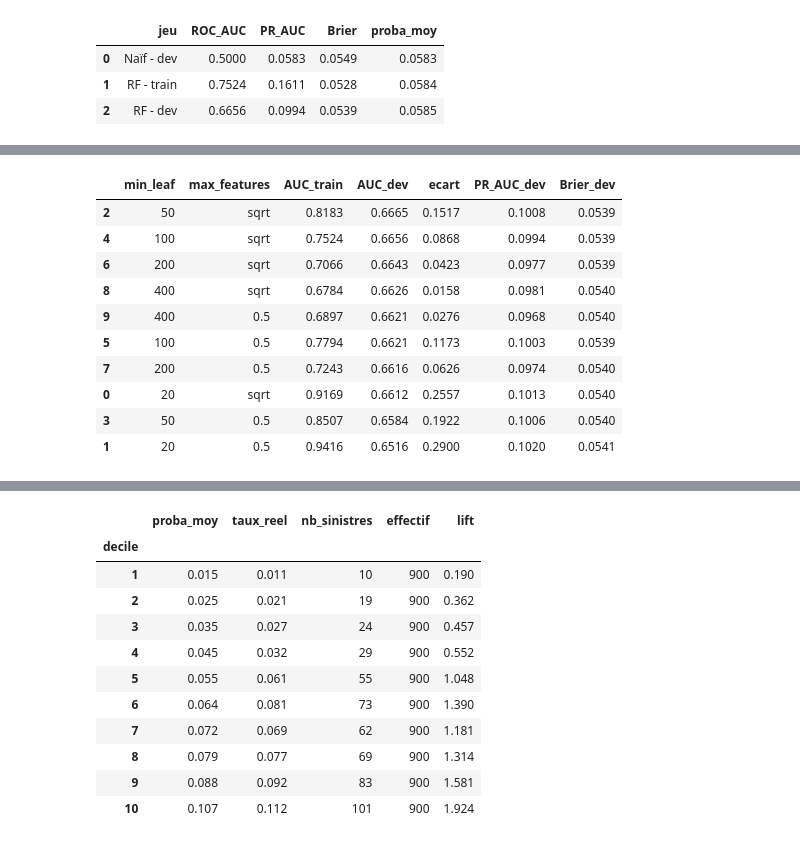
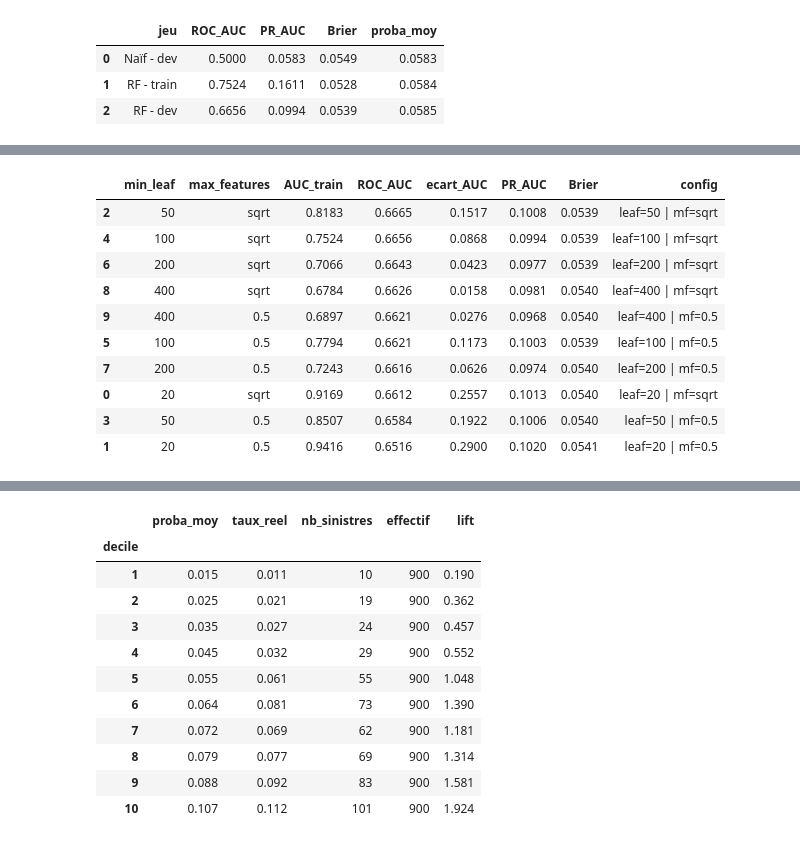
Before and after one commit to Mthairr/Car-Insurance-pricing-project, a Jupyter notebook: developement/proba_prediction.ipynb, the cells around one changed output, grey strips where cells are left out. Cells and saved outputs as stored; diff of their text form; code cells hidden in the pictures.

```diff
--- a/developement/proba_prediction.ipynb
+++ b/developement/proba_prediction.ipynb
@@ -134,5 +211,6 @@ display(res)
 # %%
 resultats = []
+base = evaluer(naif, X_dev, y_dev)
 for leaf in [20, 50, 100, 200, 400]:
     for mf in ["sqrt", 0.5]:
         rf.set_params(modele__min_samples_leaf=leaf, modele__max_features=mf)
@@ -143,18 +221,21 @@ for leaf in [20, 50, 100, 200, 400]:
                           "AUC_train": r_tr["ROC_AUC"], "AUC_dev": r_dv["ROC_AUC"],
                           "ecart": r_tr["ROC_AUC"] - r_dv["ROC_AUC"],
                           "PR_AUC_dev": r_dv["PR_AUC"], "Brier_dev": r_dv["Brier"]})
-
-grille = pd.DataFrame(resultats).sort_values("AUC_dev", ascending=False).round(4)
-display(grille)
-# %% [output]
-|  | min_leaf | max_features | AUC_train | AUC_dev | ecart | PR_AUC_dev | Brier_dev |
-| 2 | 50 | sqrt | 0.8183 | 0.6665 | 0.1517 | 0.1008 | 0.0539 |
-| 4 | 100 | sqrt | 0.7524 | 0.6656 | 0.0868 | 0.0994 | 0.0539 |
-| 6 | 200 | sqrt | 0.7066 | 0.6643 | 0.0423 | 0.0977 | 0.0539 |
-| 8 | 400 | sqrt | 0.6784 | 0.6626 | 0.0158 | 0.0981 | 0.0540 |
-| 9 | 400 | 0.5 | 0.6897 | 0.6621 | 0.0276 | 0.0968 | 0.0540 |
-| 5 | 100 | 0.5 | 0.7794 | 0.6621 | 0.1173 | 0.1003 | 0.0539 |
-| 7 | 200 | 0.5 | 0.7243 | 0.6616 | 0.0626 | 0.0974 | 0.0540 |
-| 0 | 20 | sqrt | 0.9169 | 0.6612 | 0.2557 | 0.1013 | 0.0540 |
-| 3 | 50 | 0.5 | 0.8507 | 0.6584 | 0.1922 | 0.1006 | 0.0540 |
-| 1 | 20 | 0.5 | 0.9416 | 0.6516 | 0.2900 | 0.1020 | 0.0541 |
+# %%
+grille = pd.DataFrame(resultats).sort_values("AUC_dev", ascending=False).round(4)
+grille = grille.rename(columns={"AUC_dev": "ROC_AUC", "PR_AUC_dev": "PR_AUC",
+                                "Brier_dev": "Brier", "ecart": "ecart_AUC"})
+grille["config"] = "leaf=" + grille["min_leaf"].astype(str) + " | mf=" + grille["max_features"].astype(str)
+display(grille)
+# %% [output]
+|  | min_leaf | max_features | AUC_train | ROC_AUC | ecart_AUC | PR_AUC | Brier | config |
+| 2 | 50 | sqrt | 0.8183 | 0.6665 | 0.1517 | 0.1008 | 0.0539 | leaf=50 | mf=sqrt |
+| 4 | 100 | sqrt | 0.7524 | 0.6656 | 0.0868 | 0.0994 | 0.0539 | leaf=100 | mf=sqrt |
+| 6 | 200 | sqrt | 0.7066 | 0.6643 | 0.0423 | 0.0977 | 0.0539 | leaf=200 | mf=sqrt |
+| 8 | 400 | sqrt | 0.6784 | 0.6626 | 0.0158 | 0.0981 | 0.0540 | leaf=400 | mf=sqrt |
+| 9 | 400 | 0.5 | 0.6897 | 0.6621 | 0.0276 | 0.0968 | 0.0540 | leaf=400 | mf=0.5 |
+| 5 | 100 | 0.5 | 0.7794 | 0.6621 | 0.1173 | 0.1003 | 0.0539 | leaf=100 | mf=0.5 |
+| 7 | 200 | 0.5 | 0.7243 | 0.6616 | 0.0626 | 0.0974 | 0.0540 | leaf=200 | mf=0.5 |
+| 0 | 20 | sqrt | 0.9169 | 0.6612 | 0.2557 | 0.1013 | 0.0540 | leaf=20 | mf=sqrt |
+| 3 | 50 | 0.5 | 0.8507 | 0.6584 | 0.1922 | 0.1006 | 0.0540 | leaf=50 | mf=0.5 |
+| 1 | 20 | 0.5 | 0.9416 | 0.6516 | 0.2900 | 0.1020 | 0.0541 | leaf=20 | mf=0.5 |
```
Also changed, not shown: parts of 11 cells of this notebook, 1 other file.
